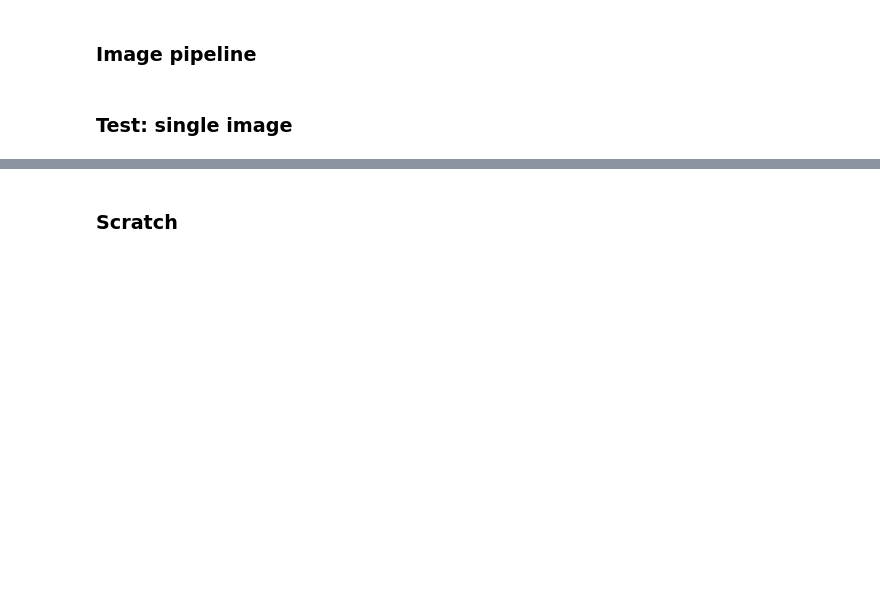
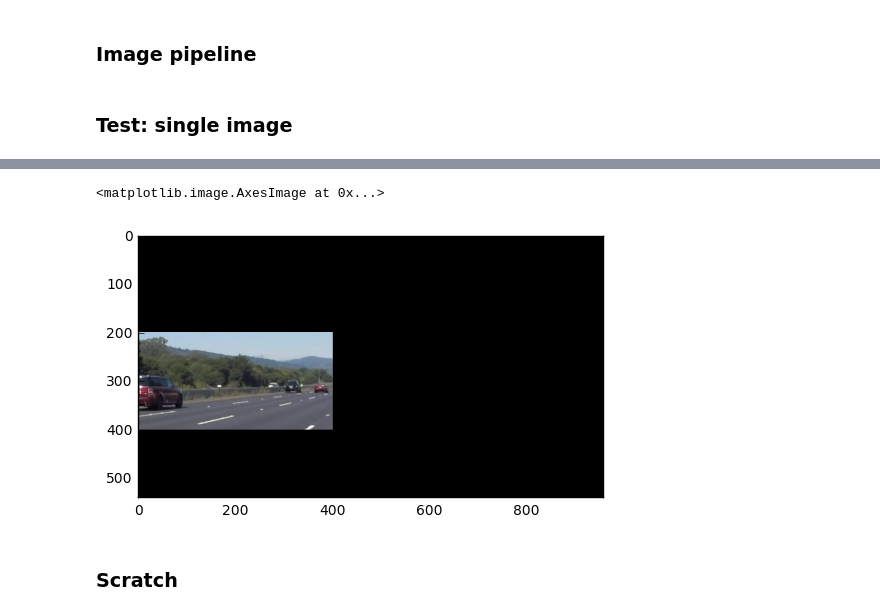
Before and after one commit to sirpsycho85/CarND-Advanced-Lane-Lines, a Jupyter notebook: Advanced lane lines.ipynb, the cells around one changed output, grey strips where cells are left out. Drawn from its saved outputs; the diff is of its cells as text; code cells hidden in the pictures; blank space fills up the shorter version.

```diff
--- a/Advanced lane lines.ipynb
+++ b/Advanced lane lines.ipynb
@@ -231,3 +316,10 @@ plt.imshow(keepers,cmap='gray')
+# %%
+vertices = np.array([[(400,200),(-200,200),(-200,400),(400,400)]], dtype=np.int32)
+image1 = region_of_interest(img, vertices)
+plt.imshow(image1)
+# %% [output]
+<matplotlib.image.AxesImage at 0x...>
+[figure, added]
 # %% [markdown]
 ### Scratch
 # %% [markdown]
```
Also changed, not shown: parts of 13 cells of this notebook.
